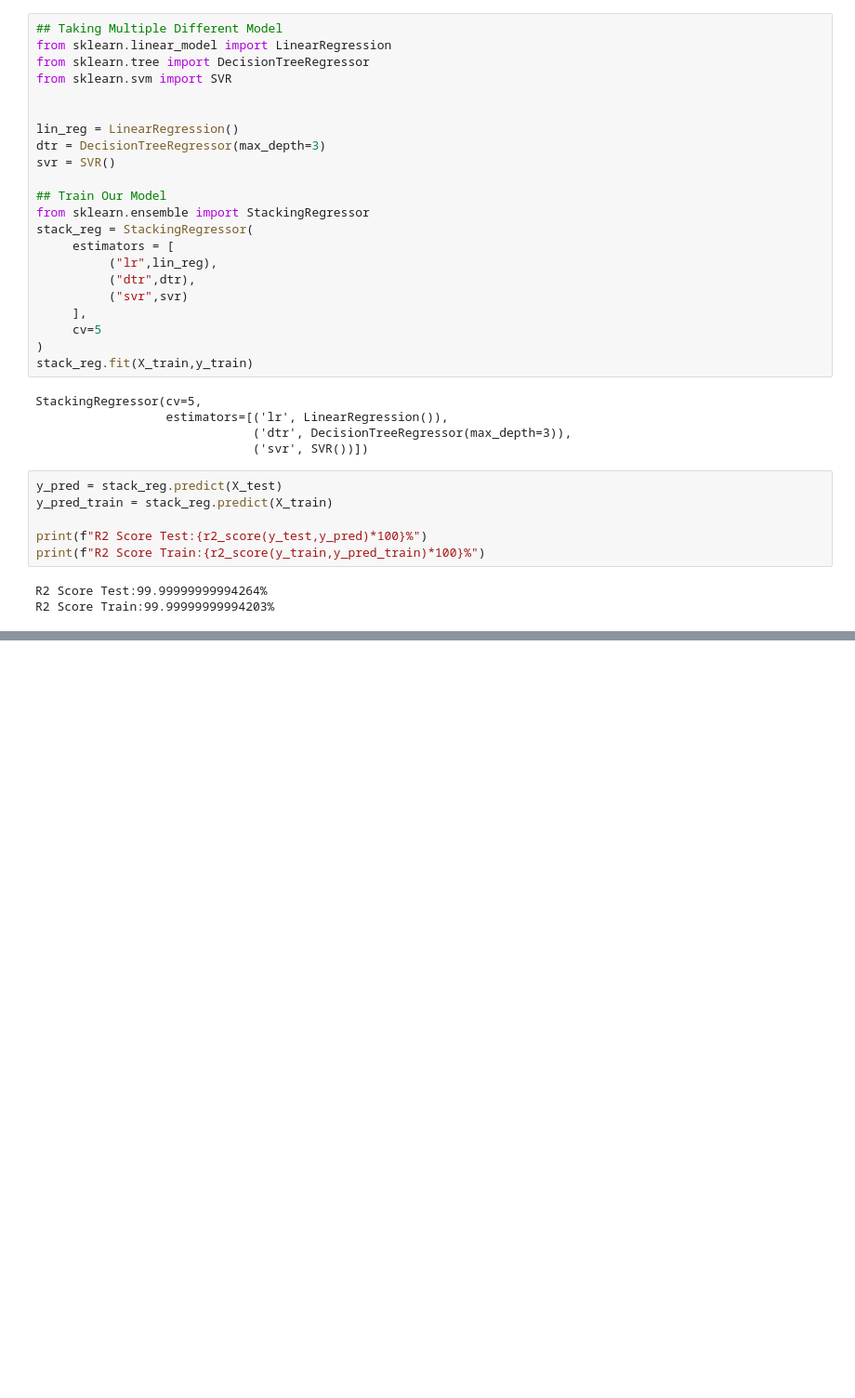
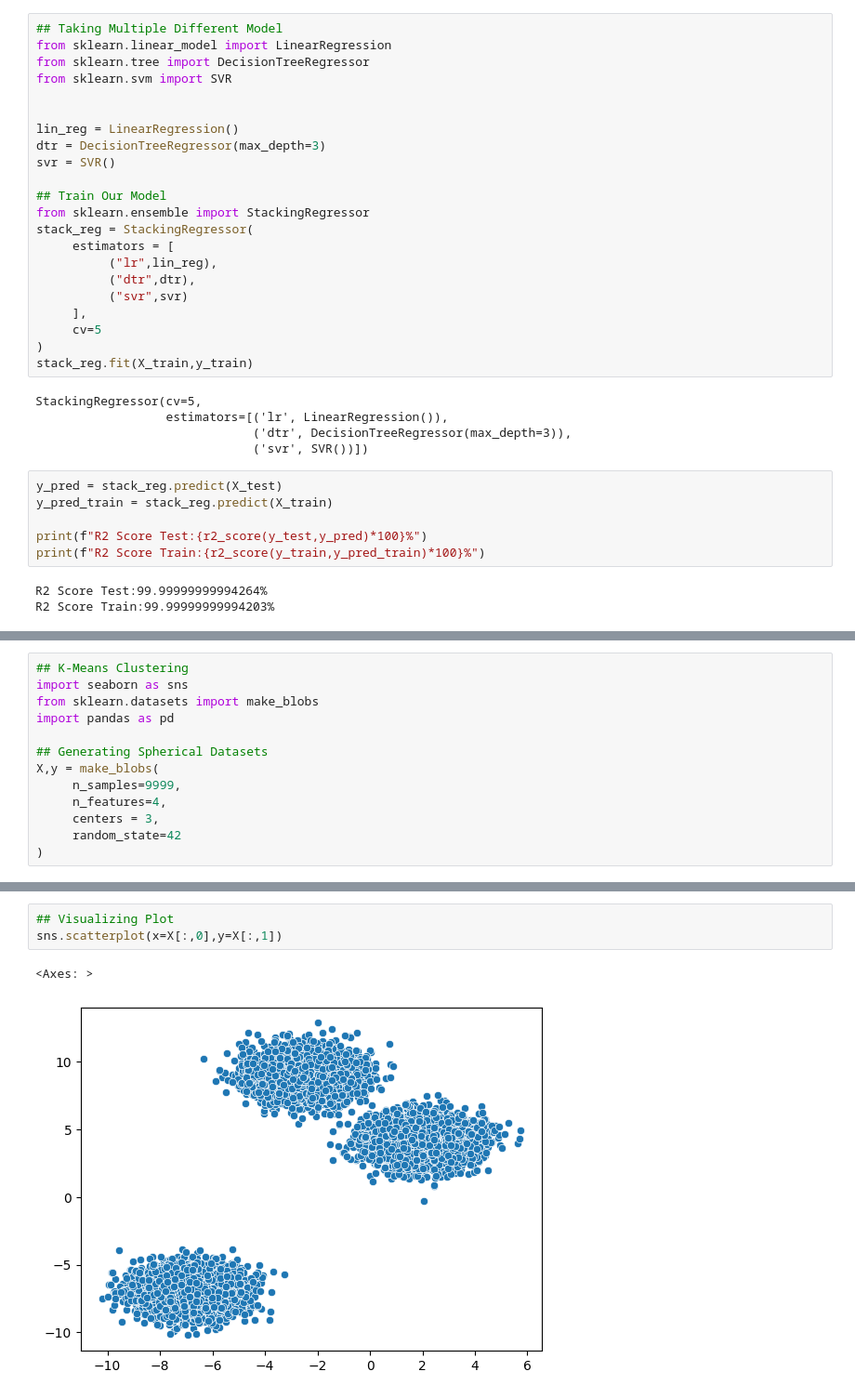
Before and after one commit to Ankit1726/AIML_Resources, a Jupyter notebook: Machine_Learning/Quick_ML.ipynb, the cells around one changed output, grey strips where cells are left out. Shown at 93% size. Drawn from its saved outputs; the diff is of its cells as text; blank space fills up the shorter version.

```diff
--- a/Machine_Learning/Quick_ML.ipynb
+++ b/Machine_Learning/Quick_ML.ipynb
@@ -2752,0 +2763,13 @@ R2 Score Train:99.99999999994203%
+# %%
+## K-Means Clustering
+import seaborn as sns
+from sklearn.datasets import make_blobs
+import pandas as pd
+
+## Generating Spherical Datasets
+X,y = make_blobs(
+     n_samples=9999,
+     n_features=4,
+     centers = 3,
+     random_state=42
+)
@@ -2752,0 +2798,6 @@ R2 Score Train:99.99999999994203%
+# %%
+## Visualizing Plot
+sns.scatterplot(x=X[:,0],y=X[:,1])
+# %% [output]
+<Axes: >
+[figure, added]
```
Also changed, not shown: parts of 40 cells of this notebook, 3 other files.
